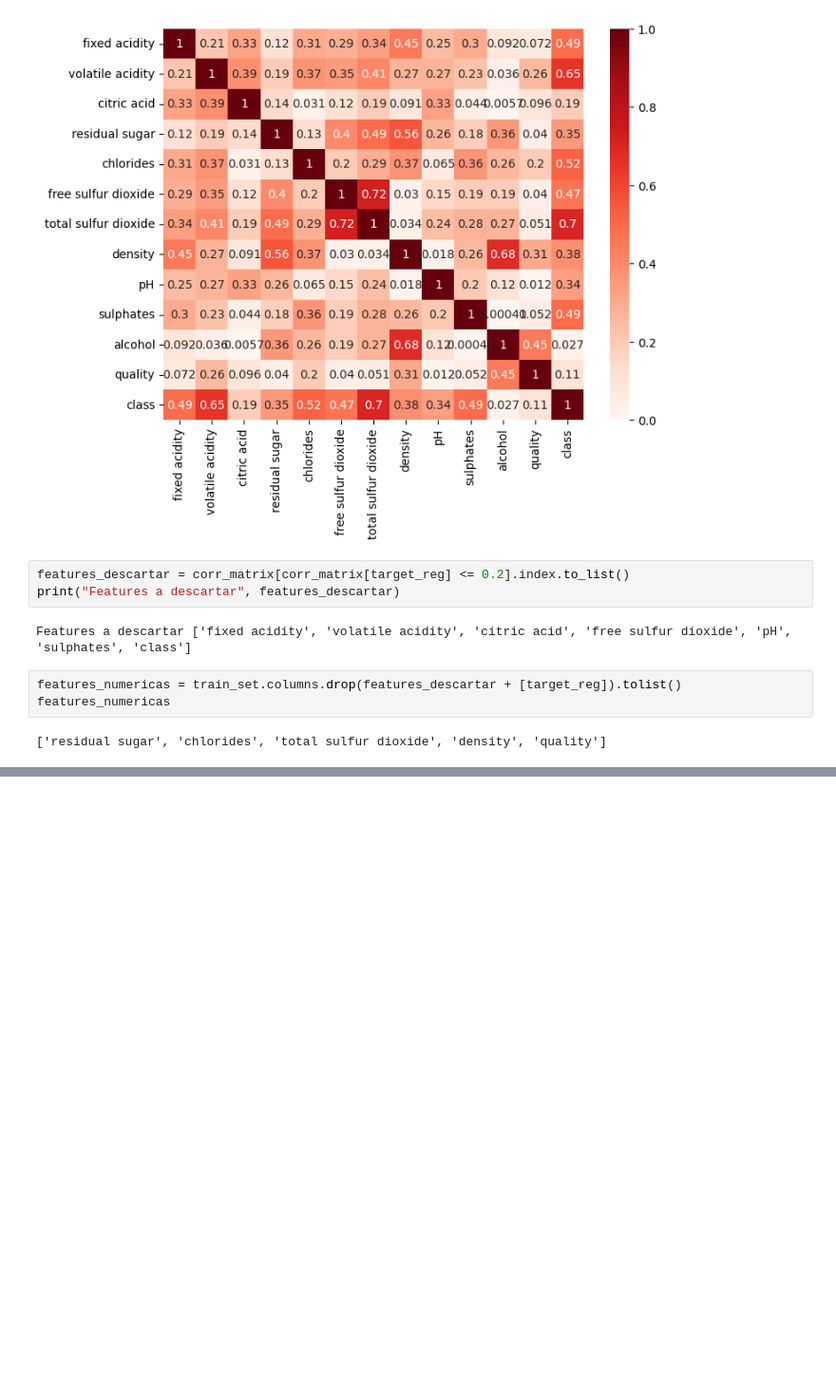
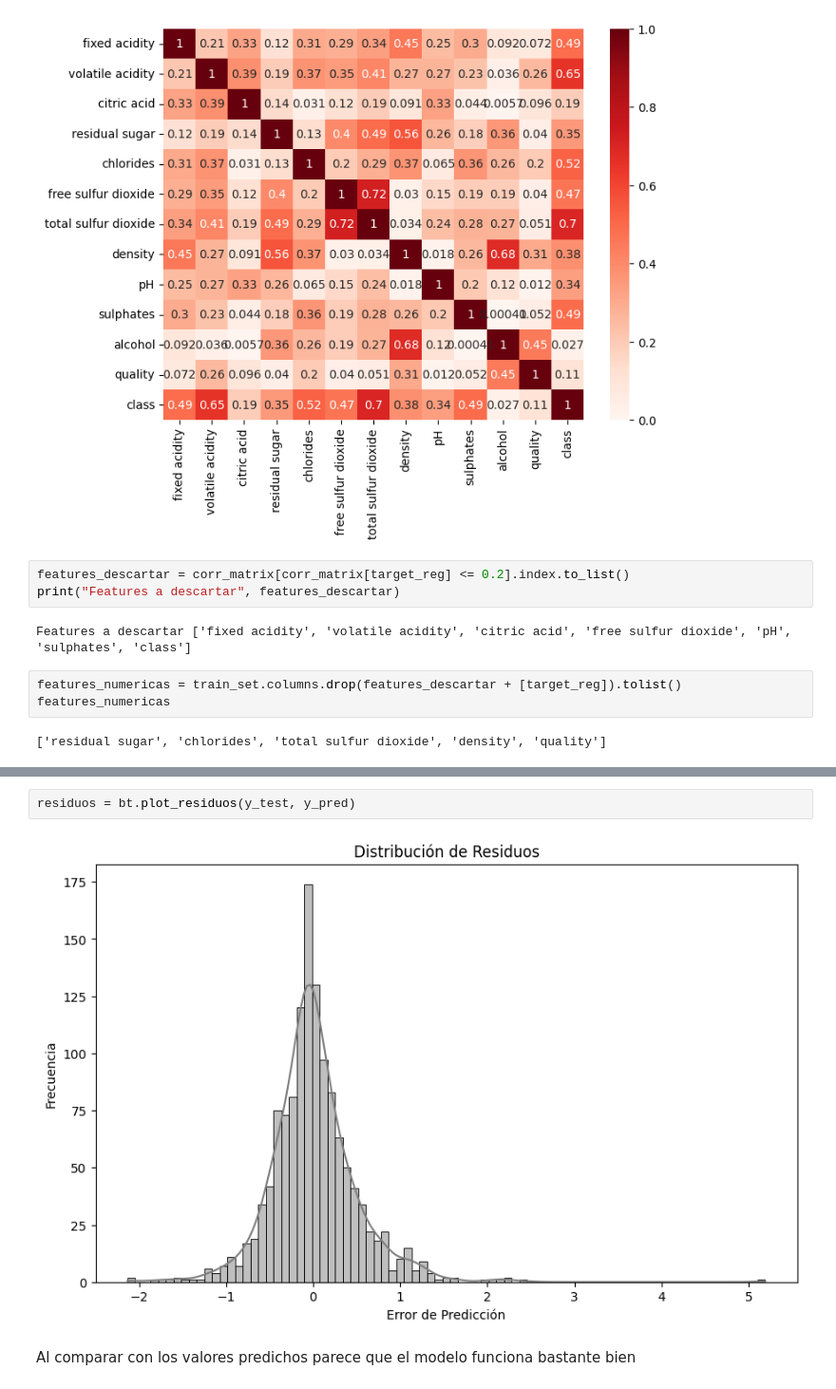
Before and after one commit to LupeVillegas/ONLINE_DS_THEBRIDGE_basic, a Jupyter notebook: Sprint_12/Unidad_02/18_Practica_Obligatoria_Repaso_Aprendizaje_Supervisado.ipynb, the cells around one changed output, grey strips where cells are left out. Shown at 95% size. Saved outputs shown, nothing was run; the diff lists cells and outputs as text; blank space fills up the shorter version.

```diff
--- a/Sprint_12/Unidad_02/18_Practica_Obligatoria_Repaso_Aprendizaje_Supervisado.ipynb
+++ b/Sprint_12/Unidad_02/18_Practica_Obligatoria_Repaso_Aprendizaje_Supervisado.ipynb
@@ -386,0 +509,6 @@ features_numericas
+# %%
+residuos = bt.plot_residuos(y_test, y_pred)
+# %% [output]
+[figure, added]
+# %% [markdown]
+Al comparar con los valores predichos parece que el modelo funciona bastante bien
```
Also changed, not shown: parts of 15 cells of this notebook, 5 other files.
